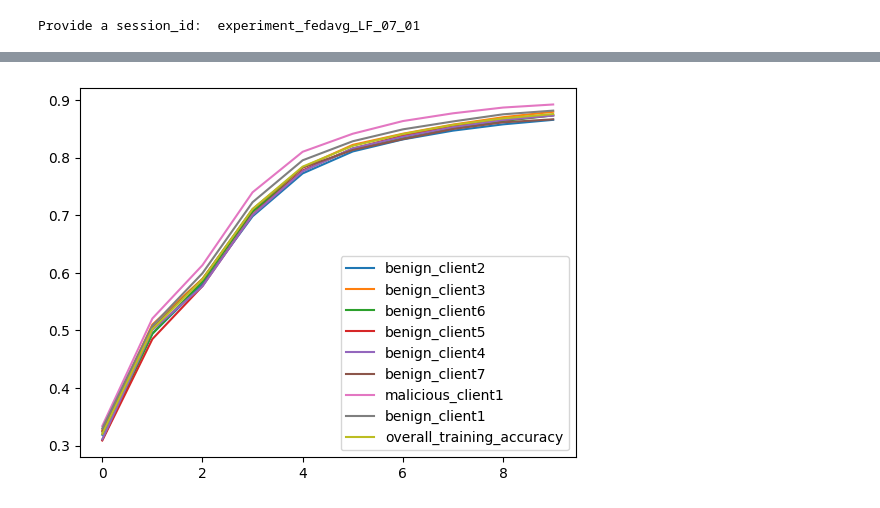
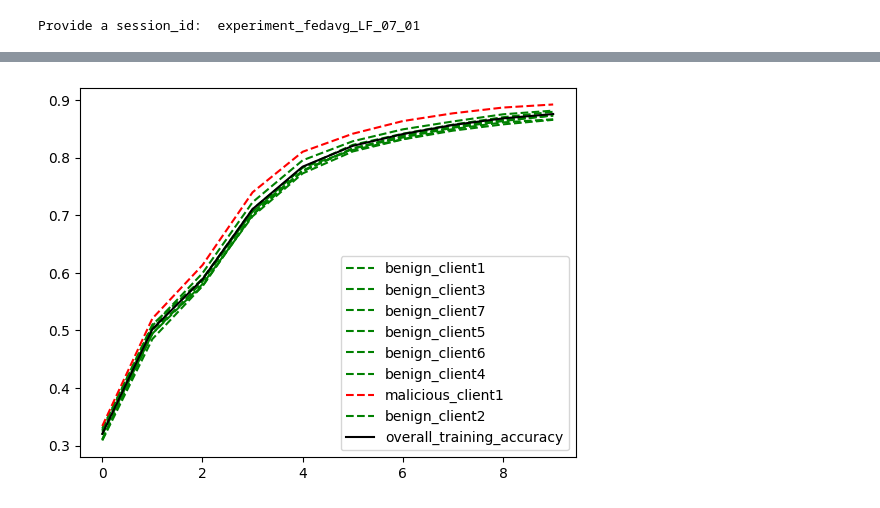
Before and after one commit to dininduviduneth/fedn-attack-sim-uu, a Jupyter notebook: examples/mnist-pytorch/analytics/experiment_fedavg_LF_07_01.ipynb, the cells around one changed output, grey strips where cells are left out. Saved outputs shown, nothing was run; the diff lists cells and outputs as text; code cells hidden in the pictures.

```diff
--- a/examples/mnist-pytorch/analytics/experiment_fedavg_LF_07_01.ipynb
+++ b/examples/mnist-pytorch/analytics/experiment_fedavg_LF_07_01.ipynb
@@ -93,16 +66,16 @@ for model_instance in model_trail:
 # %%
 graph_data = {
     'training_loss': {
-        client: [] for client in set([validation['client_name'] for validation in validations])
+        client: {'data': [], 'type': client.split(sep='_')[0]} for client in set([validation['client_name'] for validation in validations])
     },
     'training_accuracy': {
-        client: [] for client in set([validation['client_name'] for validation in validations])
+        client: {'data': [], 'type': client.split(sep='_')[0]} for client in set([validation['client_name'] for validation in validations])
     },
     'test_loss': {
-        client: [] for client in set([validation['client_name'] for validation in validations])
+        client: {'data': [], 'type': client.split(sep='_')[0]} for client in set([validation['client_name'] for validation in validations])
     },
     'test_accuracy': {
-        client: [] for client in set([validation['client_name'] for validation in validations])
+        client: {'data': [], 'type': client.split(sep='_')[0]} for client in set([validation['client_name'] for validation in validations])
     },
     'overall_training_loss': [],
     'overall_training_accuracy': [],
@@ -118,21 +91,27 @@ for validation in validations:
 # %%
-graph_data['overall_training_loss'] = [np.mean([graph_data['training_loss'][key][i] for key in graph_data['training_loss'].keys()]) for i in range(num_rounds)]
-graph_data['overall_training_accuracy'] = [np.mean([graph_data['training_accuracy'][key][i] for key in graph_data['training_accuracy'].keys()]) for i in range(num_rounds)]
-graph_data['overall_test_loss'] = [np.mean([graph_data['test_loss'][key][i] for key in graph_data['test_loss'].keys()]) for i in range(num_rounds)]
-graph_data['overall_test_accuracy'] = [np.mean([graph_data['test_accuracy'][key][i] for key in graph_data['test_accuracy'].keys()]) for i in range(num_rounds)]
+graph_data['overall_training_loss'] = [np.mean([graph_data['training_loss'][key]['data'][i] for key in graph_data['training_loss'].keys()]) for i in range(num_rounds)]
+graph_data['overall_training_accuracy'] = [np.mean([graph_data['training_accuracy'][key]['data'][i] for key in graph_data['training_accuracy'].keys()]) for i in range(num_rounds)]
+graph_data['overall_test_loss'] = [np.mean([graph_data['test_loss'][key]['data'][i] for key in graph_data['test_loss'].keys()]) for i in range(num_rounds)]
+graph_data['overall_test_accuracy'] = [np.mean([graph_data['test_accuracy'][key]['data'][i] for key in graph_data['test_accuracy'].keys()]) for i in range(num_rounds)]
 # %%
 # graph_data
 # %%
 x = range(num_rounds)
+metric_type = "training_accuracy"
 
-for i in range(len(graph_data['training_accuracy'])):
-    plt.plot(x, graph_data['training_accuracy'][list(graph_data['training_accuracy'].keys())[i]])
+for i in range(len(graph_data[metric_type])):
+    if graph_data[metric_type][list(graph_data[metric_type].keys())[i]]['type'] == 'benign':
+        plt.plot(x, graph_data[metric_type][list(graph_data[metric_type].keys())[i]]['data'], color='green', linestyle='--')
+    elif graph_data[metric_type][list(graph_data[metric_type].keys())[i]]['type'] == 'malicious':
+        plt.plot(x, graph_data[metric_type][list(graph_data[metric_type].keys())[i]]['data'], color='red', linestyle='--')
+    else:
+        plt.plot(x, graph_data[metric_type][list(graph_data[metric_type].keys())[i]]['data'], color='black', linestyle='--')
 
-plt.plot(x, graph_data['overall_training_accuracy'])
+plt.plot(x, graph_data[f'overall_{metric_type}'], color='black')
 
-plt.legend([label for label in graph_data['training_accuracy'].keys()] + ['overall_training_accuracy'])
+plt.legend([label for label in graph_data[metric_type].keys()] + [f'overall_{metric_type}'])
 plt.show()
 # %% [output]
-[figure, old version]
+[figure, new version]
 # %%
 x = range(num_rounds)
```
Also changed, not shown: parts of 6 cells of this notebook, 3 other files.
